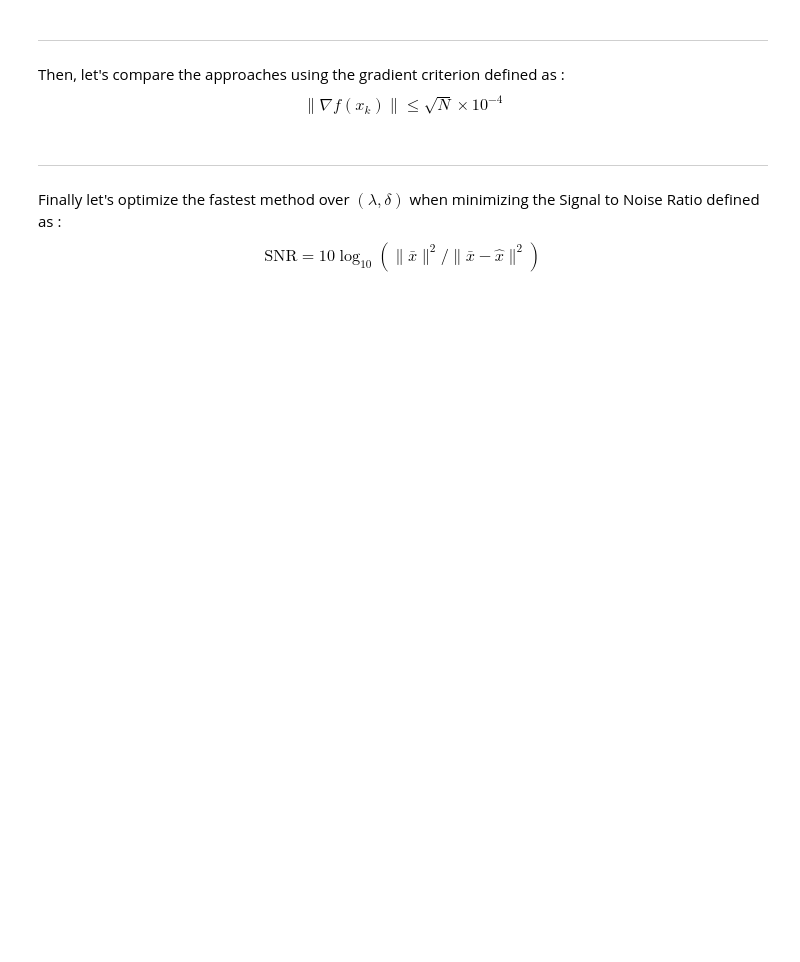
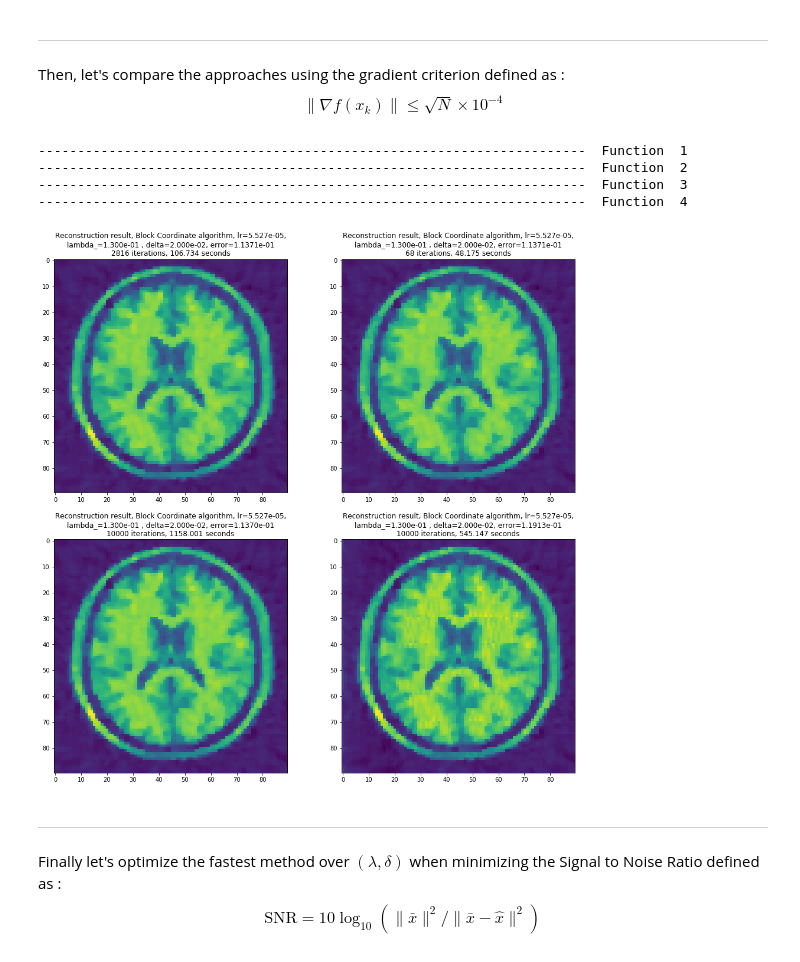
Before and after one commit to EmmanuelJhno/LabsLargeScaleDistributedOptimization, a Jupyter notebook: LSD_TPn3_Rauby_Jehanno.ipynb, the cells around one changed output. Cells and saved outputs as stored; diff of their text form; code cells hidden in the pictures; blank space fills up the shorter version.

```diff
--- a/LSD_TPn3_Rauby_Jehanno.ipynb
+++ b/LSD_TPn3_Rauby_Jehanno.ipynb
@@ -481,18 +484,25 @@ Then, let's compare the approaches using the gradient criterion defined as : $$\
 # %%
 fg, ax = plt.subplots(2,2,figsize=(16,16))
 for index, function in enumerate(functions):
     print('-'*70,' Function ', index+1)
     beg = time.time()
     x_rec, _, history = function(max_iter=10000, records=False, stopping='gradient')
     end = time.time()
     nb_itr = len(history)
     exec_time = end - beg
     rec_error = np.linalg.norm((x - x_rec).flatten(), ord=2)/np.linalg.norm(x.flatten(), ord=2)
     x_rec_view = x_rec.reshape((90,90), order='F')
     ax[index//2][index%2].imshow(x_rec_view)
-    ax[index//2][index%2].set_title('Reconstruction result, Block Coordinate algorithm, lr={0:.3e},'.format(learning_rate)
+    ax[index//2][index%2].set_title('Reconstruction result, {0} algorithm, lr={1:.3e},'.format(
+                                                                        functions_names[index],learning_rate)
                  +'\nlambda_={0:.3e} , delta={1:.3e}, error={2:.4e}'.format(lambda_, delta, rec_error)
                  +'\n{0} iterations, {1:.3f} seconds'.format(nb_itr, exec_time))
+# %% [output]
+----------------------------------------------------------------------  Function  1
+----------------------------------------------------------------------  Function  2
+----------------------------------------------------------------------  Function  3
+----------------------------------------------------------------------  Function  4
+[figure, added]
 # %% [markdown]
 ---
 # %% [markdown]
```
Also changed, not shown: parts of 2 cells of this notebook.
